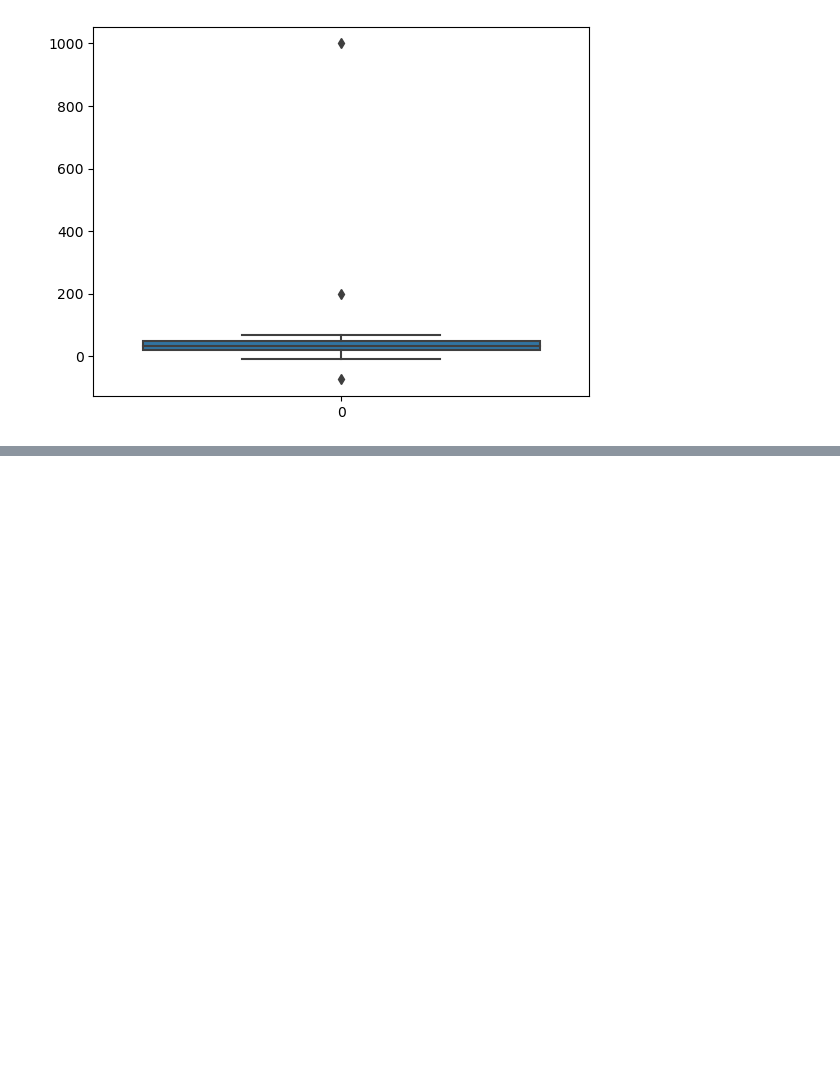
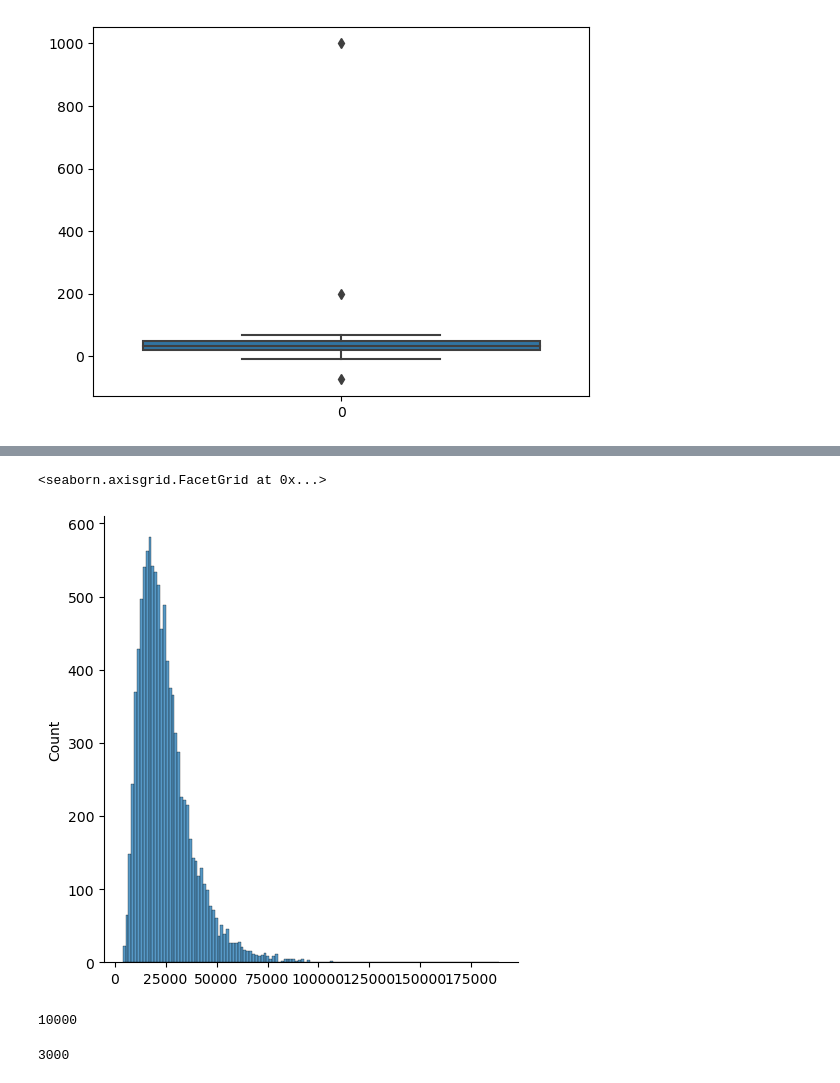
Before and after one commit to AdityaPapal/Machine_learning, a Jupyter notebook: Statistics/Statistics.ipynb, the cells around one changed output, grey strips where cells are left out. Cells and saved outputs as stored; diff of their text form; code cells hidden in the pictures; blank space fills up the shorter version.

```diff
--- a/Statistics/Statistics.ipynb
+++ b/Statistics/Statistics.ipynb
@@ -254,0 +434,11 @@ std_dev
+# %%
+lognormal=np.random.lognormal(10,0.5,10000)
+# %%
+sns.displot(lognormal)
+# %% [output]
+<seaborn.axisgrid.FacetGrid at 0x...>
+[figure, added]
+# %%
+len(lognormal)
+# %% [output]
+10000
@@ -254,0 +447,4 @@ std_dev
+# %%
+SIZE
+# %% [output]
+3000
```
Also changed, not shown: parts of 41 cells of this notebook.
